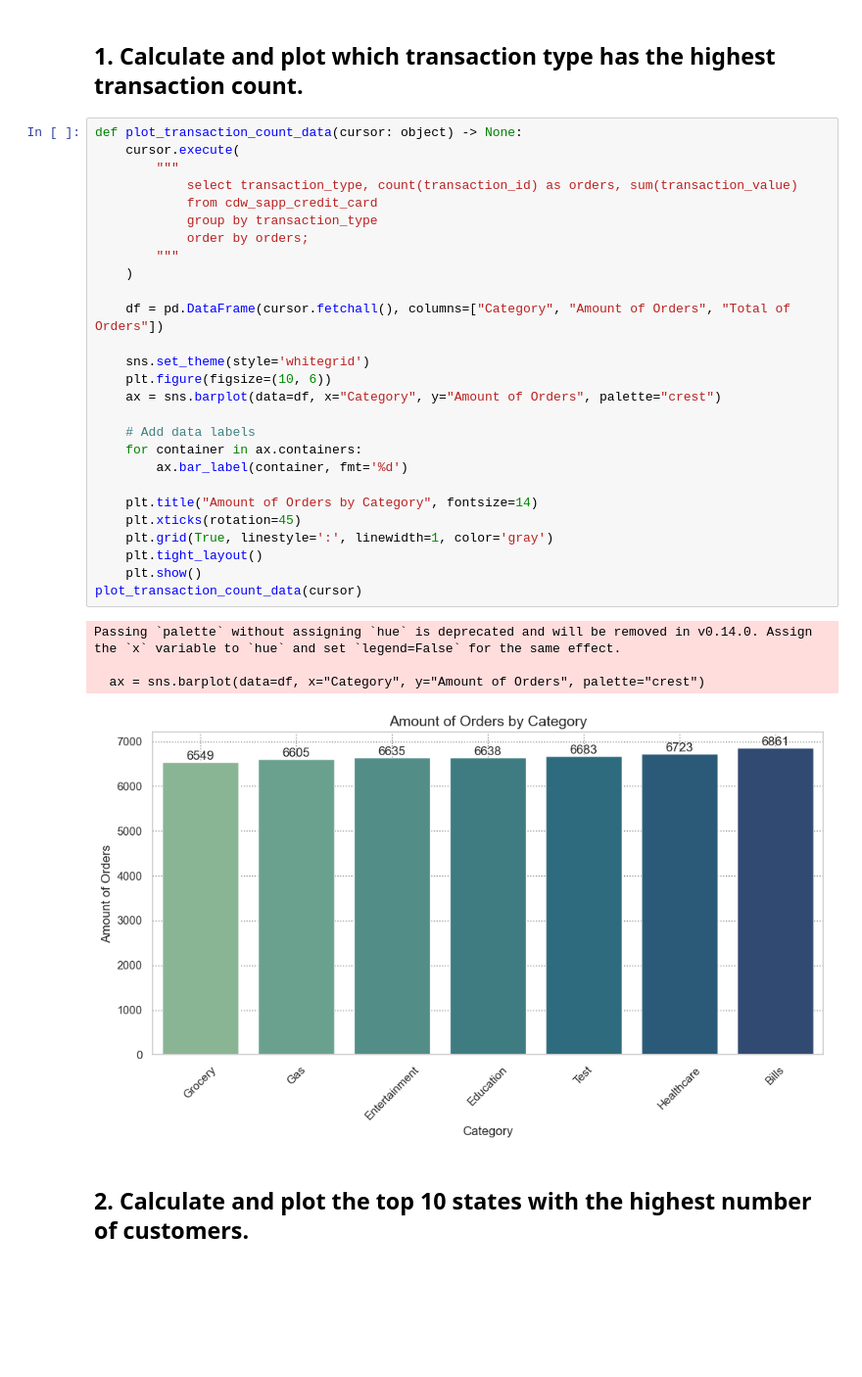
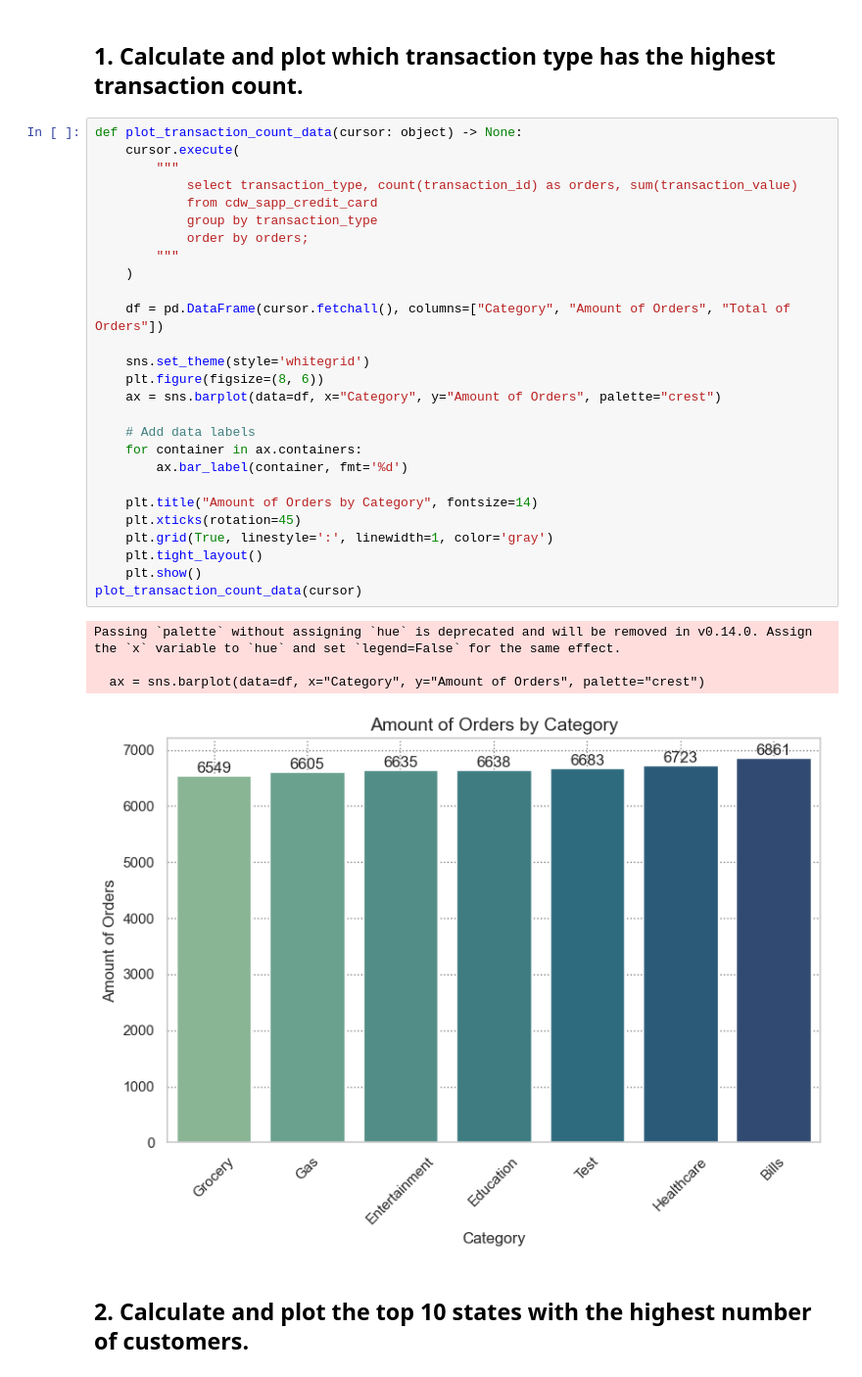
Before and after one commit to juanHunOfficial/data_capstone_proj, a Jupyter notebook: final_code/test_visuals.ipynb, the cells around one changed output. Shown: that part at 98% size. Cells and saved outputs as stored; diff of their text form; blank space fills up the shorter version.

```diff
--- a/final_code/test_visuals.ipynb
+++ b/final_code/test_visuals.ipynb
@@ -34,35 +34,35 @@ conn, cursor = establish_db_conn()
 # %%
 def plot_transaction_count_data(cursor: object) -> None:
     cursor.execute(
         """
             select transaction_type, count(transaction_id) as orders, sum(transaction_value)
             from cdw_sapp_credit_card
             group by transaction_type
             order by orders;
         """
     )
 
     df = pd.DataFrame(cursor.fetchall(), columns=["Category", "Amount of Orders", "Total of Orders"])
 
     sns.set_theme(style='whitegrid')
-    plt.figure(figsize=(10, 6))
+    plt.figure(figsize=(8, 6))
     ax = sns.barplot(data=df, x="Category", y="Amount of Orders", palette="crest")
 
     # Add data labels
     for container in ax.containers:
         ax.bar_label(container, fmt='%d')
 
     plt.title("Amount of Orders by Category", fontsize=14)
     plt.xticks(rotation=45)
     plt.grid(True, linestyle=':', linewidth=1, color='gray')
     plt.tight_layout()
     plt.show()
 plot_transaction_count_data(cursor)
 # %% [output]
 Passing `palette` without assigning `hue` is deprecated and will be removed in v0.14.0. Assign the `x` variable to `hue` and set `legend=False` for the same effect.
 
   ax = sns.barplot(data=df, x="Category", y="Amount of Orders", palette="crest")
-[figure, old version]
+[figure, new version]
 # %% [markdown]
 ## 2. Calculate and plot the top 10 states with the highest number of customers.
 # %%
```
Also changed, not shown: parts of 1 cell of this notebook, 3 other files.
